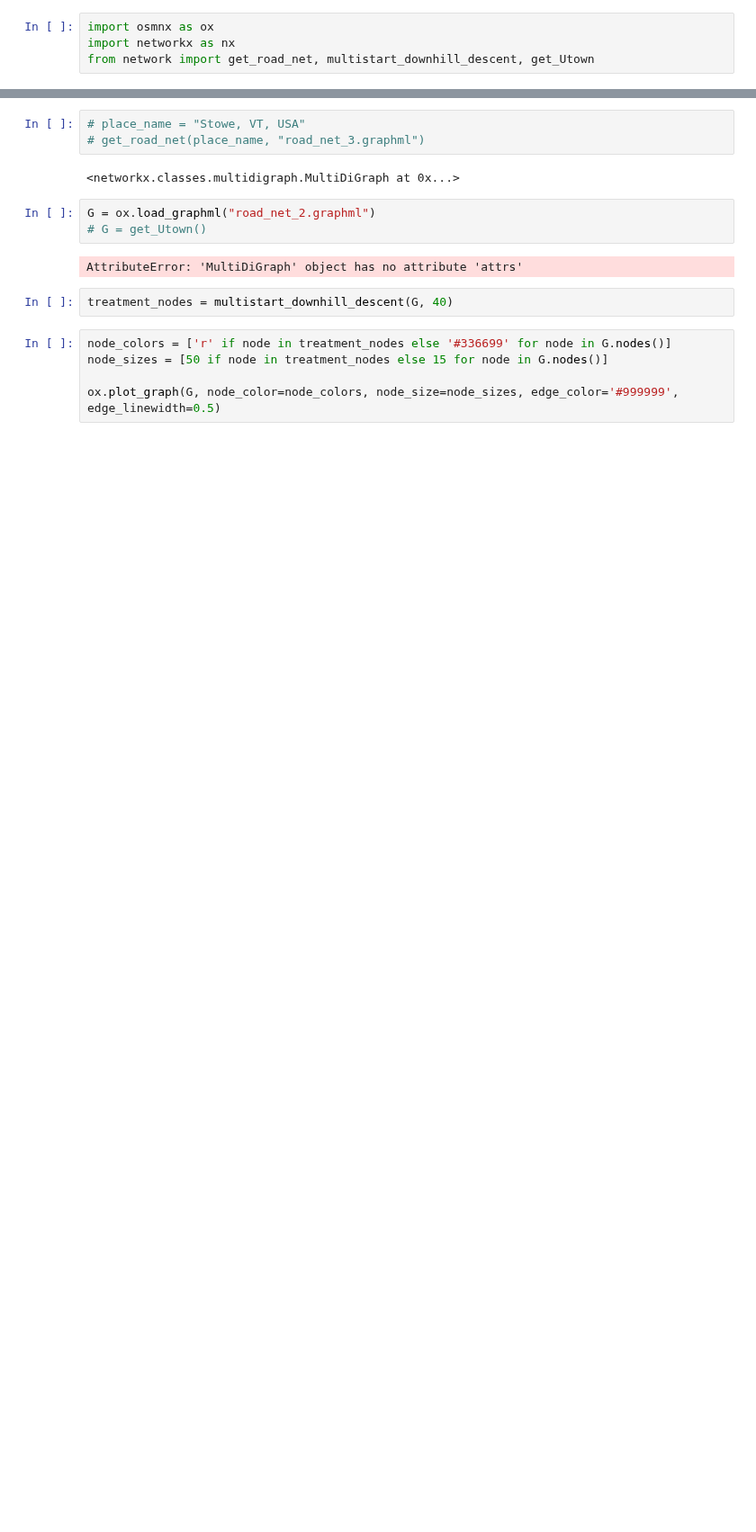
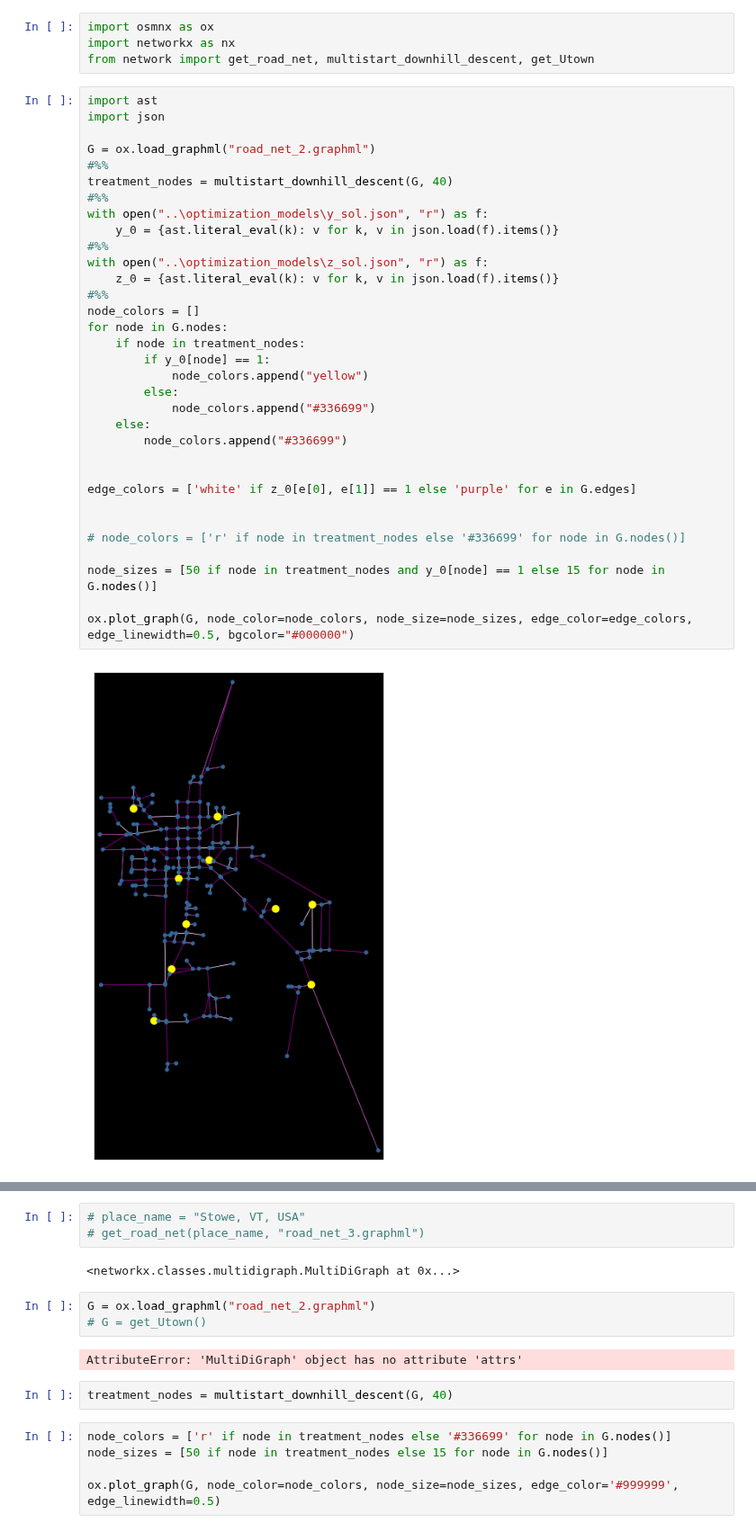
Before and after one commit to matt-banschbach/CMOR492-DWS, a Jupyter notebook: network_construction/network_sandbox.ipynb, the cells around one changed output, grey strips where cells are left out. Shown at 90% size. Drawn from its saved outputs; the diff is of its cells as text; blank space fills up the shorter version.

```diff
--- a/network_construction/network_sandbox.ipynb
+++ b/network_construction/network_sandbox.ipynb
@@ -2,3 +2,38 @@
 import osmnx as ox
 import networkx as nx
 from network import get_road_net, multistart_downhill_descent, get_Utown
+# %%
+import ast
+import json
+
+G = ox.load_graphml("road_net_2.graphml")
+#%%
+treatment_nodes = multistart_downhill_descent(G, 40)
+#%%
+with open("..\optimization_models\y_sol.json", "r") as f:
+    y_0 = {ast.literal_eval(k): v for k, v in json.load(f).items()}
+#%%
+with open("..\optimization_models\z_sol.json", "r") as f:
+    z_0 = {ast.literal_eval(k): v for k, v in json.load(f).items()}
+#%%
+node_colors = []
+for node in G.nodes:
+    if node in treatment_nodes:
+        if y_0[node] == 1:
+            node_colors.append("yellow")
+        else:
+            node_colors.append("#336699")
+    else:
+        node_colors.append("#336699")
+
+
+edge_colors = ['white' if z_0[e[0], e[1]] == 1 else 'purple' for e in G.edges]
+
+
+# node_colors = ['r' if node in treatment_nodes else '#336699' for node in G.nodes()]
+
+node_sizes = [50 if node in treatment_nodes and y_0[node] == 1 else 15 for node in G.nodes()]
+
+ox.plot_graph(G, node_color=node_colors, node_size=node_sizes, edge_color=edge_colors, edge_linewidth=0.5, bgcolor="#000000")
+# %% [output]
+[figure, added]
```
Also changed, not shown: parts of 1 cell of this notebook, 3 other files.
